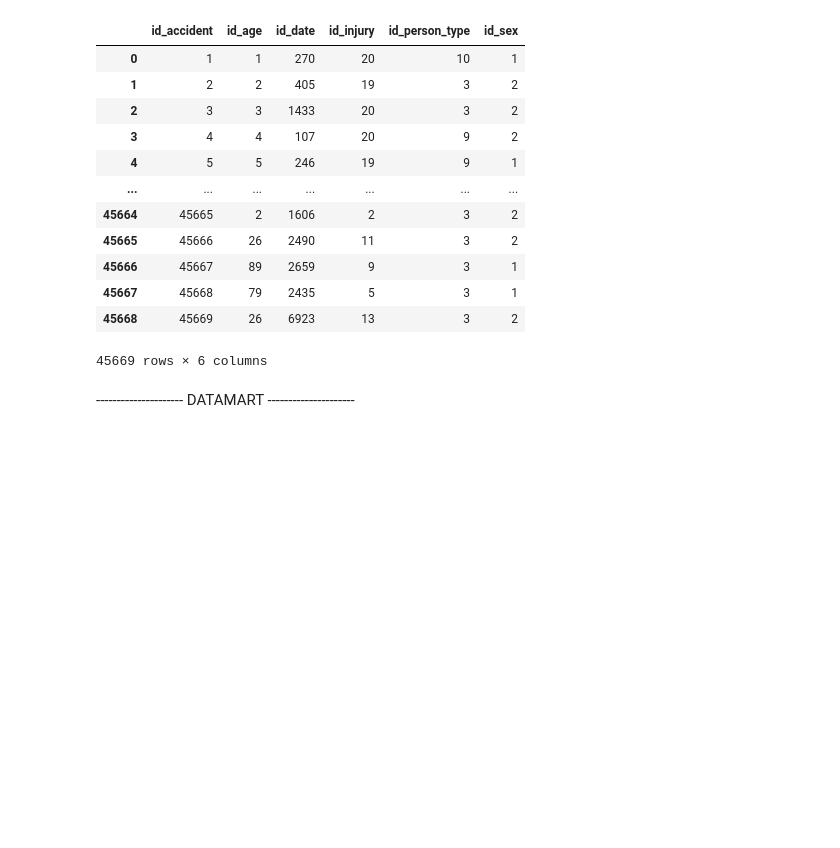
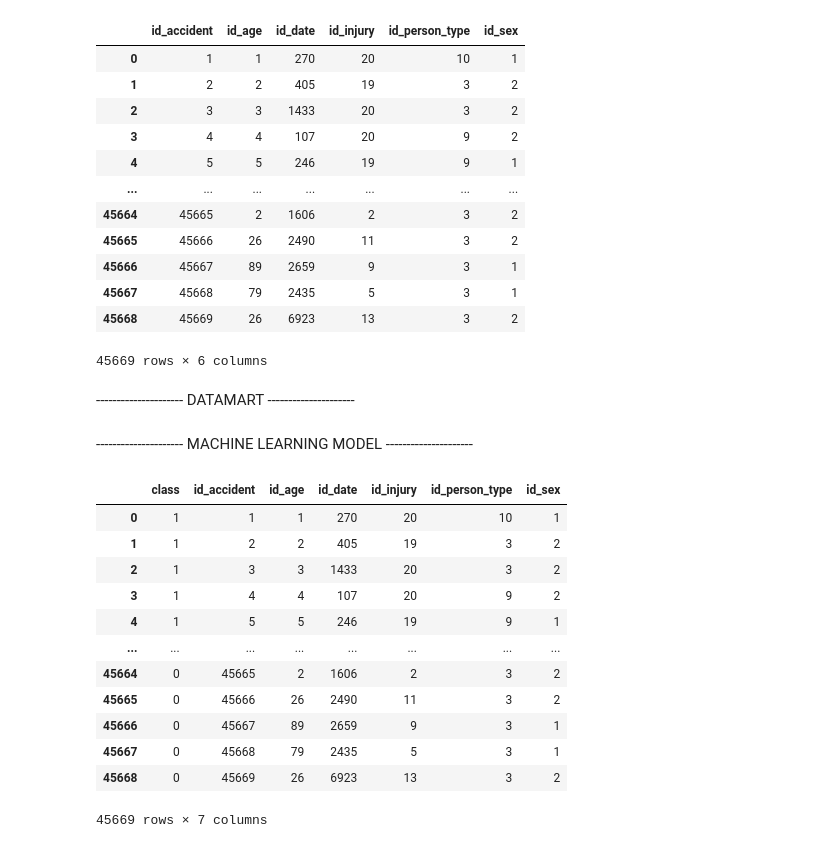
Before and after one commit to FabricioZAGA/data-mining-final-test, a Jupyter notebook: zgaf_data_mining_final.ipynb, the cells around one changed output. Cells and saved outputs as stored; diff of their text form; code cells hidden in the pictures; blank space fills up the shorter version.

```diff
--- a/zgaf_data_mining_final.ipynb
+++ b/zgaf_data_mining_final.ipynb
@@ -266,3 +284,8 @@ except:
 cur.close()
 # %% [markdown]
 --------------------- DATAMART ---------------------
+# %% [markdown]
+--------------------- MACHINE LEARNING MODEL ---------------------
+# %%
+sqlQuery = 'SELECT * FROM dm_datamart.fact_accidents'
+learningObject = pd.read_sql_query(sqlQuery, connection)
@@ -268,0 +295,16 @@ cur.close()
+# %%
+learningObject
+# %% [output]
+|  | class | id_accident | id_age | id_date | id_injury | id_person_type | id_sex |
+| 0 | 1 | 1 | 1 | 270 | 20 | 10 | 1 |
+| 1 | 1 | 2 | 2 | 405 | 19 | 3 | 2 |
+| 2 | 1 | 3 | 3 | 1433 | 20 | 3 | 2 |
+| 3 | 1 | 4 | 4 | 107 | 20 | 9 | 2 |
+| 4 | 1 | 5 | 5 | 246 | 19 | 9 | 1 |
+| ... | ... | ... | ... | ... | ... | ... | ... |
+| 45664 | 0 | 45665 | 2 | 1606 | 2 | 3 | 2 |
+| 45665 | 0 | 45666 | 26 | 2490 | 11 | 3 | 2 |
+| 45666 | 0 | 45667 | 89 | 2659 | 9 | 3 | 1 |
+| 45667 | 0 | 45668 | 79 | 2435 | 5 | 3 | 1 |
+| 45668 | 0 | 45669 | 26 | 6923 | 13 | 3 | 2 |
+45669 rows × 7 columns
```
Also changed, not shown: parts of 13 cells of this notebook, 1 other file.
